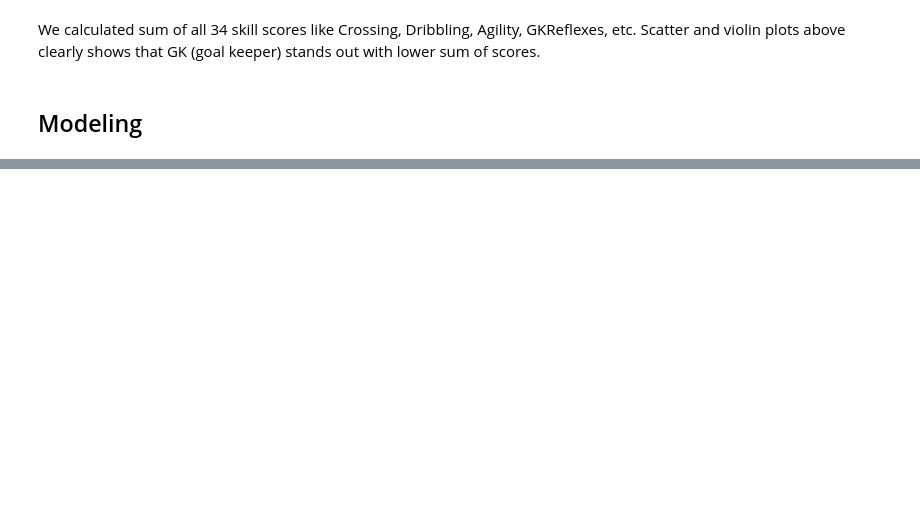
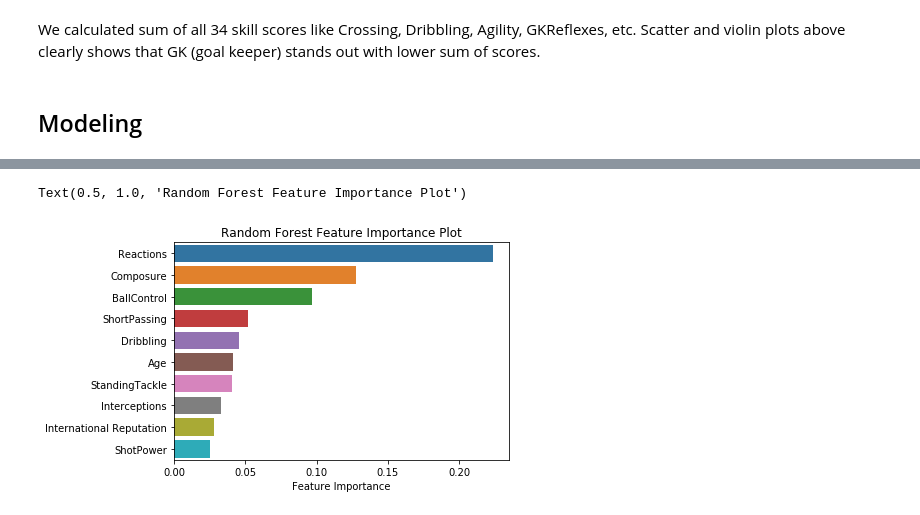
Before and after one commit to ojinhxd/Git-learning, a Jupyter notebook: Capstone_1/capstone1.ipynb, the cells around one changed output, grey strips where cells are left out. Drawn from its saved outputs; the diff is of its cells as text; code cells hidden in the pictures; blank space fills up the shorter version.

```diff
--- a/Capstone_1/capstone1.ipynb
+++ b/Capstone_1/capstone1.ipynb
@@ -393,0 +466,17 @@ We calculated sum of all 34 skill scores like Crossing, Dribbling, Agility, GKRe
+# %%
+# define parameter distribution for random forest
+param_dist_rf = {"n_estimators": sp_randint(100, 501),
+                 "max_depth": sp_randint(10, 41),
+                 "max_features": sp_randint(6, 45),
+                 "min_samples_split": sp_randint(2, 41)
+                }
+# %%
+n_iter_search_rf = 300
+random_search_rf = RandomizedSearchCV(rf_reg, param_distributions=param_dist_rf,
+                                   n_iter=n_iter_search_rf, cv=5, iid=False, scoring='neg_mean_squared_error', n_jobs=-1)
+
+start = time()
+random_search_rf.fit(X_train, y_train)
+print("Decision Tree RandomizedSearchCV took %.2f seconds for %d candidates"
+      " parameter settings." % ((time() - start), n_iter_search_rf))
+report(random_search_rf.cv_results_)
@@ -393,0 +529,12 @@ We calculated sum of all 34 skill scores like Crossing, Dribbling, Agility, GKRe
+# %%
+# for Random Forest, plot first 10 most important features
+rf_feature_importance = dict(zip(X.columns, random_search_rf.best_estimator_.feature_importances_))
+rf_sorted_feature_importance = sorted(rf_feature_importance.items(), key=lambda kv: kv[1], reverse=True)
+x_plot_rf = list(zip(*rf_sorted_feature_importance))[0]
+y_plot_rf = list(zip(*rf_sorted_feature_importance))[1]
+sns.barplot(y=list(x_plot_rf)[:10], x=list(y_plot_rf)[:10], orient='h')
+plt.xlabel('Feature Importance')
+plt.title('Random Forest Feature Importance Plot')
+# %% [output]
+Text(0.5, 1.0, 'Random Forest Feature Importance Plot')
+[figure, added]
```
Also changed, not shown: parts of 32 cells of this notebook.
